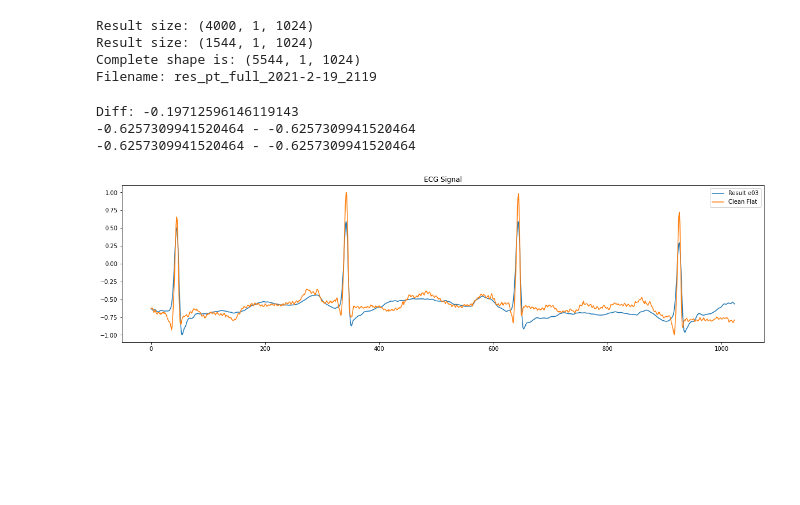
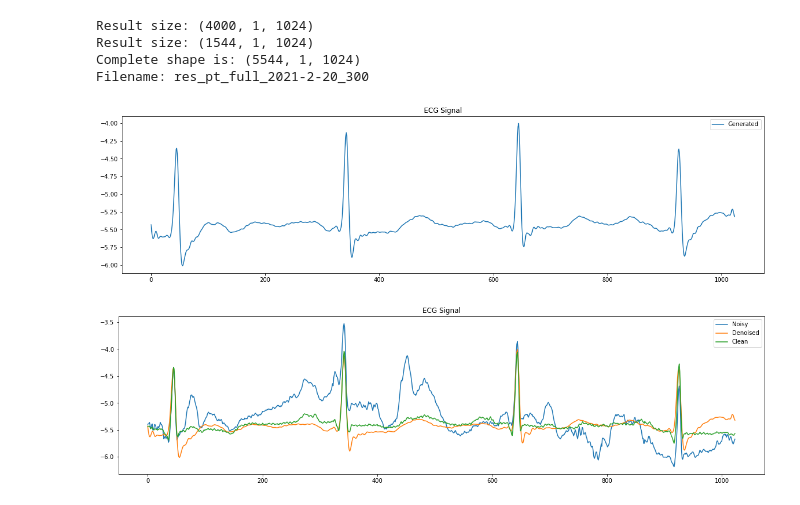
Before and after one commit to enzlaur/pytorch-ml-tuts, a Jupyter notebook: scratch10.ipynb, the cells around one changed output. Cells and saved outputs as stored; diff of their text form; code cells hidden in the pictures; blank space fills up the shorter version.

```diff
--- a/scratch10.ipynb
+++ b/scratch10.ipynb
@@ -62,0 +26,11 @@ ecg_clean_flat = ecg_clean.numpy()
+# %%
+# What are you trying to do?
+create_new_model = True
+create_new_res = True
+# If create_new_model is True, epochs must have a value
+epochs = 5
+# If create_new_model is False, load_model_name must have a value
+load_model_name = 'model_2021-2-19_2250.pt'
+ecg_saved_res = 'res_pt_full_2021-2-20_111.npy'
+# Normalization option (either option 0 or 1)
+norm_option = 2
@@ -102,17 +100,23 @@ Saved 2021-2-19_2119
-# %%
-ecg_res = et.concat_pt_full(model, ecg_03)
-# %% [output]
-Result size: (4000, 1, 1024)
-Result size: (1544, 1, 1024)
-Complete shape is: (5544, 1, 1024)
-Filename: res_pt_full_2021-2-19_2119
+# %%
+if create_new_model == True or create_new_res == True:
+    ecg_res = et.concat_pt_full(model, ecg_noisy)
+    et.get_local_time()
+else:
+    ecg_res = np.load( ecg_saved_res )
+
+ecg_res = ecg_res.flatten()
+# %% [output]
+Result size: (4000, 1, 1024)
+Result size: (1544, 1, 1024)
+Complete shape is: (5544, 1, 1024)
+Filename: res_pt_full_2021-2-20_300
+# %%
+et.ecg_plot( [ecg_res], ['Generated'])
+# %% [output]
+[figure, added]
 # %%
 # ecg_res = ecg_res.flatten()
-ecg_res = et.realign_starting(ecg_res, ecg_clean_flat.numpy())
+# ecg_res = et.realign_starting(ecg_res, ecg_clean_flat)
-# %% [output]
-Diff: -0.19712596146119143
--0.6257309941520464 - -0.6257309941520464
--0.6257309941520464 - -0.6257309941520464
 # %%
 # ecg_res1 = np.load('res_pt_full_2021-2-19_1813.npy').flatten()
 # ecg_res2 = np.load('res_pt_full_2021-2-19_1815.npy').flatten()
@@ -123,8 +127,7 @@ Diff: -0.19712596146119143
 # ecg_res2 = et.realign_starting(ecg_res2, ecg_clean_flat)
 # ecg_res3 = et.realign_starting(ecg_res3, ecg_clean_flat)
 # ecg_res4 = et.realign_starting(ecg_res4, ecg_clean_flat)
-# %%
-# et.ecg_plot( [ecg_res1, ecg_res2, ecg_res3, ecg_res4, ecg_clean_flat], ['Result e03', 'Clean Flat'])
-et.ecg_plot( [ecg_res, ecg_clean_flat], ['Result e03', 'Clean Flat'])
-# %% [output]
-[figure, removed]
+# %%
+et.ecg_plot( [ecg_noisy.cpu().flatten(), ecg_res, ecg_clean.cpu().flatten()], ['Noisy', 'Denoised', 'Clean'])
+# %% [output]
+[figure, added]
```
Also changed, not shown: parts of 5 cells of this notebook, 3 other files.
